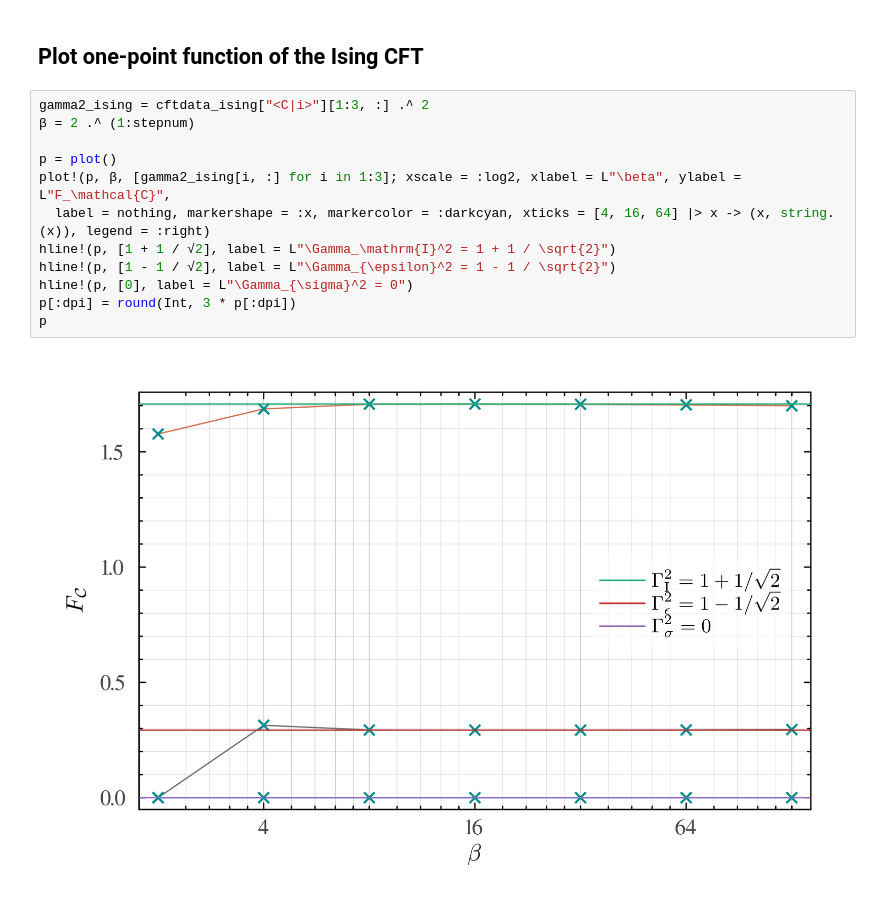
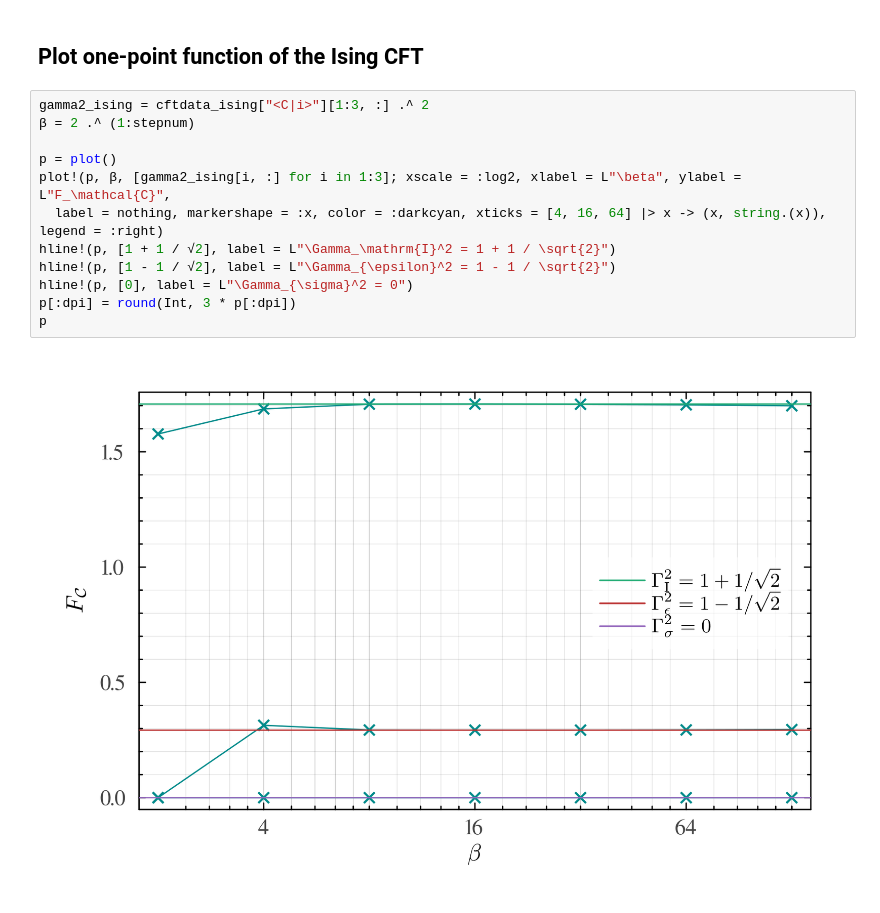
Before and after one commit to elle-et-noire/HOTRG-nonorientablesurface_, a Jupyter notebook: impl.ipynb, the cells around one changed output. Drawn from its saved outputs; the diff is of its cells as text.

```diff
--- a/impl.ipynb
+++ b/impl.ipynb
@@ -87,14 +87,14 @@ p
 # %%
 gamma2_ising = cftdata_ising["<C|i>"][1:3, :] .^ 2
 β = 2 .^ (1:stepnum)
 
 p = plot()
 plot!(p, β, [gamma2_ising[i, :] for i in 1:3]; xscale = :log2, xlabel = L"\beta", ylabel = L"F_\mathcal{C}",
-  label = nothing, markershape = :x, markercolor = :darkcyan, xticks = [4, 16, 64] |> x -> (x, string.(x)), legend = :right)
+  label = nothing, markershape = :x, color = :darkcyan, xticks = [4, 16, 64] |> x -> (x, string.(x)), legend = :right)
 hline!(p, [1 + 1 / √2], label = L"\Gamma_\mathrm{I}^2 = 1 + 1 / \sqrt{2}")
 hline!(p, [1 - 1 / √2], label = L"\Gamma_{\epsilon}^2 = 1 - 1 / \sqrt{2}")
 hline!(p, [0], label = L"\Gamma_{\sigma}^2 = 0")
 p[:dpi] = round(Int, 3 * p[:dpi])
 p
 # %% [output]
-[figure, old version]
+[figure, new version]
```
